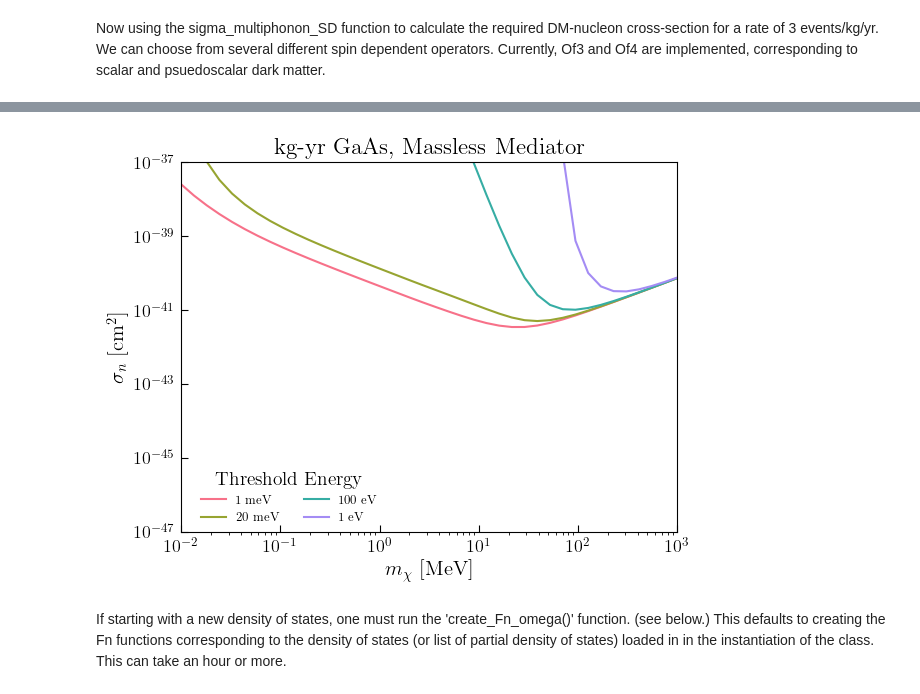
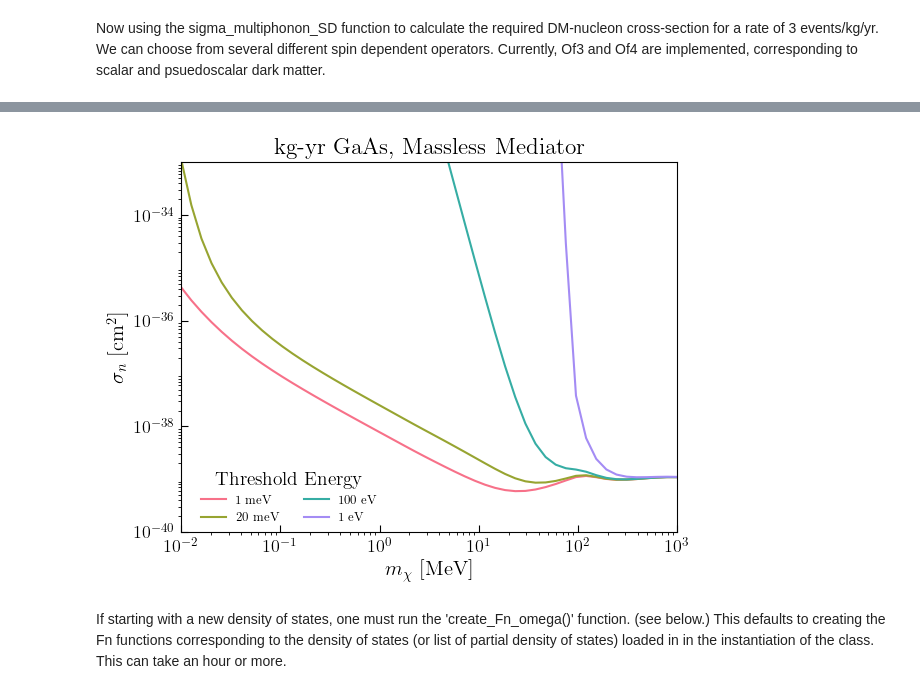
Before and after one commit to tongylin/DarkELF, a Jupyter notebook: examples/darkelf_multiphonons_spin_dependent.ipynb, the cells around one changed output, grey strips where cells are left out. Saved outputs shown, nothing was run; the diff lists cells and outputs as text; code cells hidden in the pictures.

```diff
--- a/examples/darkelf_multiphonons_spin_dependent.ipynb
+++ b/examples/darkelf_multiphonons_spin_dependent.ipynb
@@ -104,7 +125,7 @@ Now using the sigma_multiphonon_SD function to calculate the required DM-nucleon
 # %%
 import seaborn as sns
 
-points = 40
+points = 50
 
 mdm = np.logspace(4, 9, points)
 
@@ -115,19 +136,12 @@ reaches4 = np.zeros(points)
 
 import time
 
-for i, mass in enumerate(mdm):
-    gaas.update_params(mX = mass, mMed = 0) # update the DM mass
-    if (i % 5) == 0:
-        start = time.time()
-    reaches1[i] = gaas.sigma_multiphonons_SD(threshold=1e-3, SD_op = 'Of4')
-    reaches2[i] = gaas.sigma_multiphonons_SD(threshold=20e-3, SD_op = 'Of4')
-    reaches3[i] = gaas.sigma_multiphonons_SD(threshold=1e-1, SD_op = 'Of4')
-    reaches4[i] = gaas.sigma_multiphonons_SD(threshold=1, SD_op = 'Of4')
-
-    if (i % 5) == 4:
-        end = time.time()
-        print(f'Points {i - 4} to {i} took {end - start} seconds to calculate')
-        # Just to check that everything is still working
+for i, mass in enumerate(tqdm(mdm)):
+    gaas.update_params(mX = mass, mediator = 'heavy', SD_op = "A'") # update the DM mass
+    reaches1[i] = gaas.sigma_multiphonons_SD(threshold=1e-3)
+    reaches2[i] = gaas.sigma_multiphonons_SD(threshold=20e-3)
+    reaches3[i] = gaas.sigma_multiphonons_SD(threshold=1e-1)
+    reaches4[i] = gaas.sigma_multiphonons_SD(threshold=1)
 
 colors = sns.color_palette("husl", 4)
 
@@ -143,22 +157,22 @@ ax.plot(mdm/1e6, reaches4, label='$1$ eV', color=colors[3])
 ax.set_xscale('log')
 ax.set_yscale('log')
 
-ax.set_xlabel('$m_\chi \ [\mathrm{MeV}]$',fontsize=15)
-ax.set_ylabel('$\sigma_n \ [\mathrm{cm}^2]$',fontsize=15)
+ax.set_xlabel(r'$m_\chi \ [\mathrm{MeV}]$',fontsize=15)
+ax.set_ylabel(r'$\sigma_n \ [\mathrm{cm}^2]$',fontsize=15)
 
 ax.tick_params(axis="both",which="major",labelsize=13,direction="in",pad=5)
 
 ax.set_title(r'kg-yr GaAs, Massless Mediator')
 
 ax.set_xlim([1e-2,1e3])
-ax.set_ylim([1e-47,1e-37])
+ax.set_ylim([1e-40,1e-33])
 
 xtick_major = [pow(10.,n) for n in range(-2,4,1)]
-ytick_major = [pow(10.,n) for n in range(-47,-36,2)]
+ytick_major = [pow(10.,n) for n in range(-40,-33,2)]
 ax.set_yticks(ytick_major)
 ax.set_xticks(xtick_major)
 
 ax.legend(loc=(0.03,0.01),fontsize=9,frameon=False,ncol=2,title='Threshold Energy')
 
-plt.savefig(plotdir+"gaas_massless_multiphonon.pdf",bbox_inches='tight')
+plt.savefig(plotdir+"gaas_heavy_multiphonon_SD.pdf",bbox_inches='tight')
 # %% [output]
@@ -173,4 +179,4 @@ Points 35 to 39 took 298.19843316078186 seconds to calculate
-[figure, old version]
+[figure, new version]
 # %% [markdown]
 If starting with a new density of states, one must run the 'create_Fn_omega()' function. (see below.) This defaults to creating the Fn functions corresponding to the density of states (or list of partial density of states) loaded in in the instantiation of the class. This can take an hour or more.
 # %% [markdown]
```
Also changed, not shown: parts of 13 cells of this notebook.
